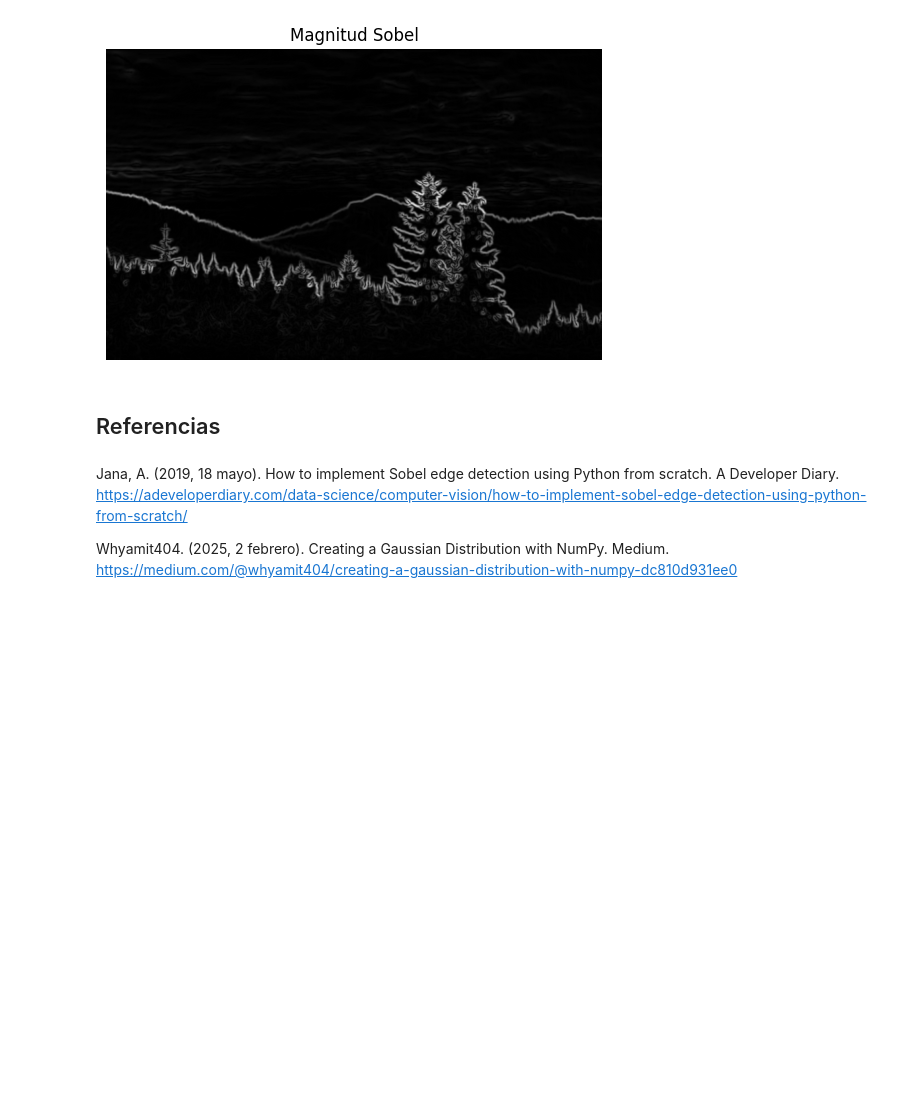
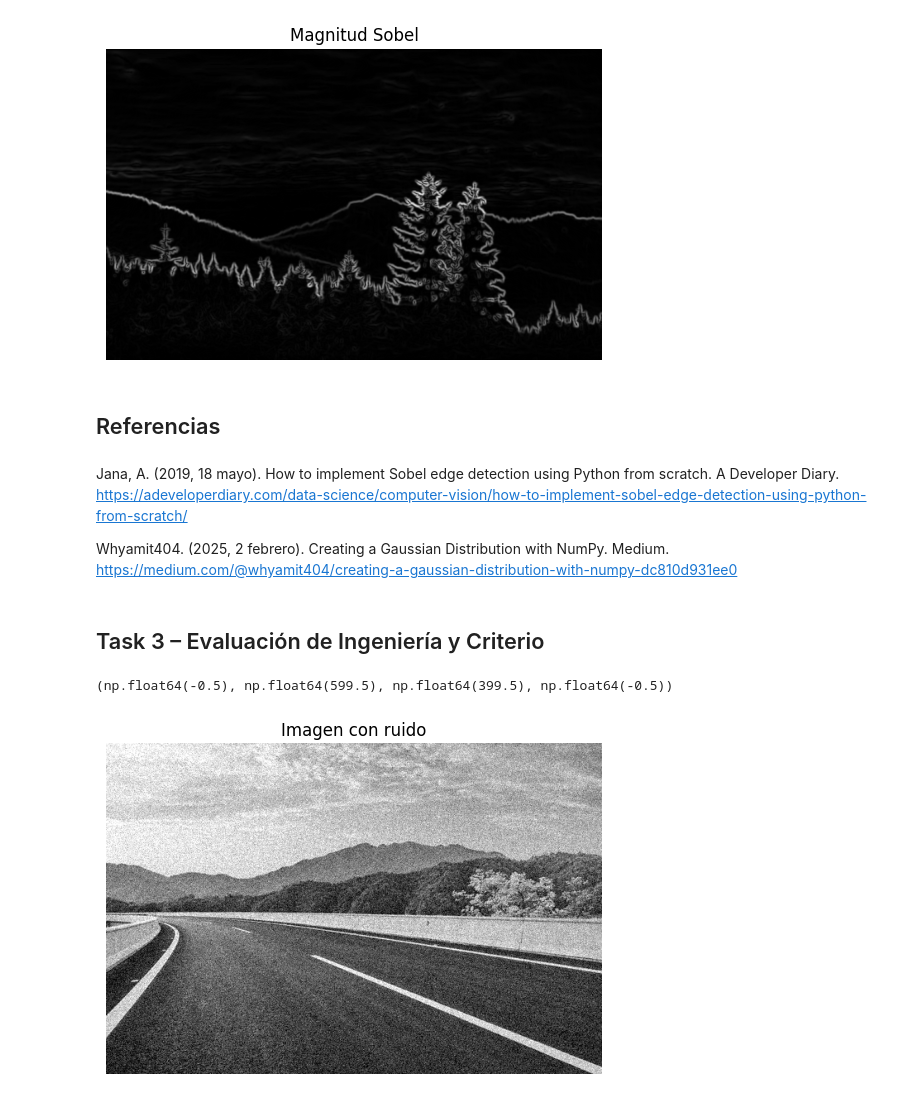
Before and after one commit to ArielaMishaanCohen/LAB1, a Jupyter notebook: LAB1.ipynb, the cells around one changed output. Drawn from its saved outputs; the diff is of its cells as text; code cells hidden in the pictures; blank space fills up the shorter version.

Commit message:
TASK 3

```diff
--- a/LAB1.ipynb
+++ b/LAB1.ipynb
@@ -159,3 +159,26 @@ plt.show()
 Jana, A. (2019, 18 mayo). How to implement Sobel edge detection using Python from scratch. A Developer Diary. https://adeveloperdiary.com/data-science/computer-vision/how-to-implement-sobel-edge-detection-using-python-from-scratch/
 
 Whyamit404. (2025, 2 febrero). Creating a Gaussian Distribution with NumPy. Medium. https://medium.com/@whyamit404/creating-a-gaussian-distribution-with-numpy-dc810d931ee0
+# %% [markdown]
+## Task 3 – Evaluación de Ingeniería y Criterio
+# %%
+# Cargar imagen
+img = cv2.imread("carretera.png")
+
+# Convertir a escala de grises
+img_gray = cv2.cvtColor(img, cv2.COLOR_BGR2GRAY)
+
+# Imagen con Ruido
+def agregar_ruido_gaussiano(imagen, mean=0, std=20):
+    ruido = np.random.normal(mean, std, imagen.shape)
+    imagen_ruido = imagen + ruido
+    return np.clip(imagen_ruido, 0, 255)
+
+img_ruido = agregar_ruido_gaussiano(img_gray)
+
+plt.imshow(img_ruido, cmap='gray')
+plt.title("Imagen con ruido")
+plt.axis("off")
+# %% [output]
+(np.float64(-0.5), np.float64(599.5), np.float64(399.5), np.float64(-0.5))
+[figure, added]
```
Also changed, not shown: parts of 12 cells of this notebook, 2 other files.
